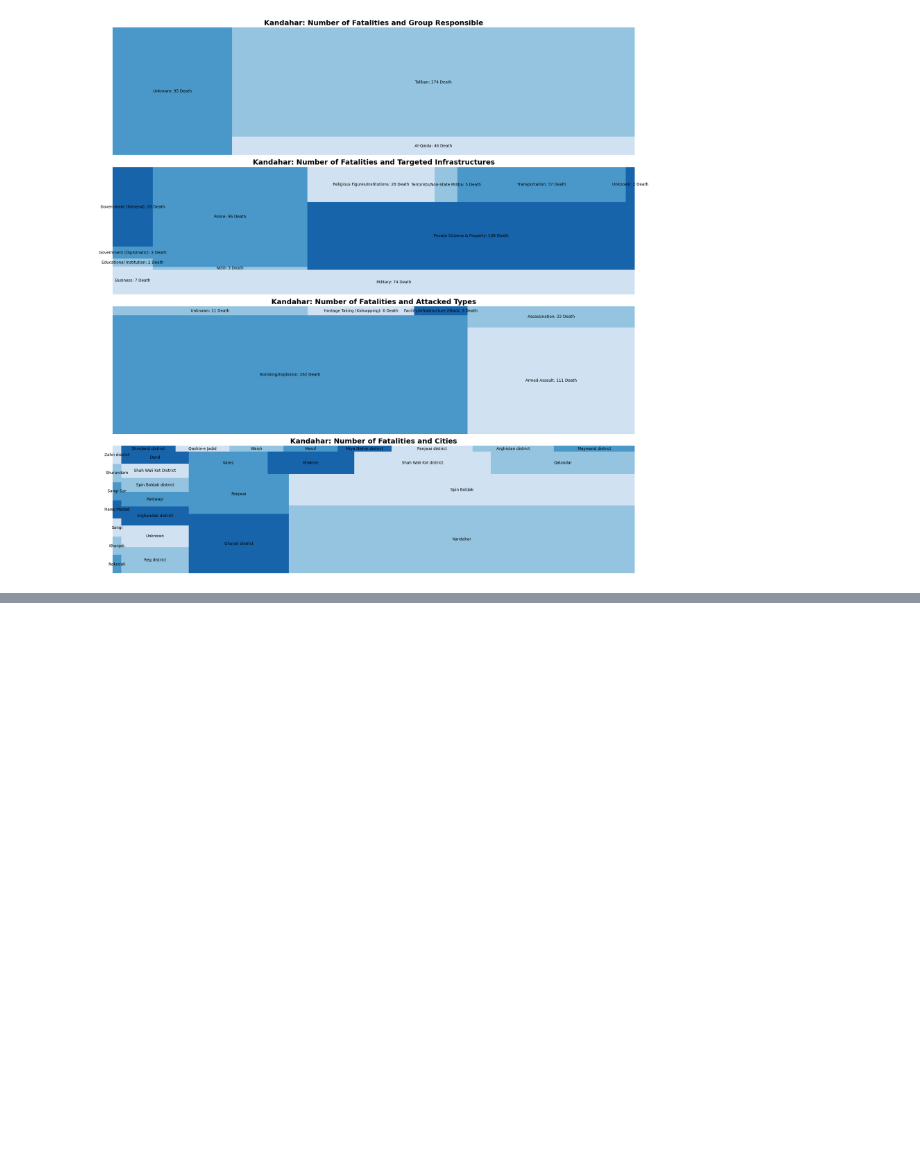
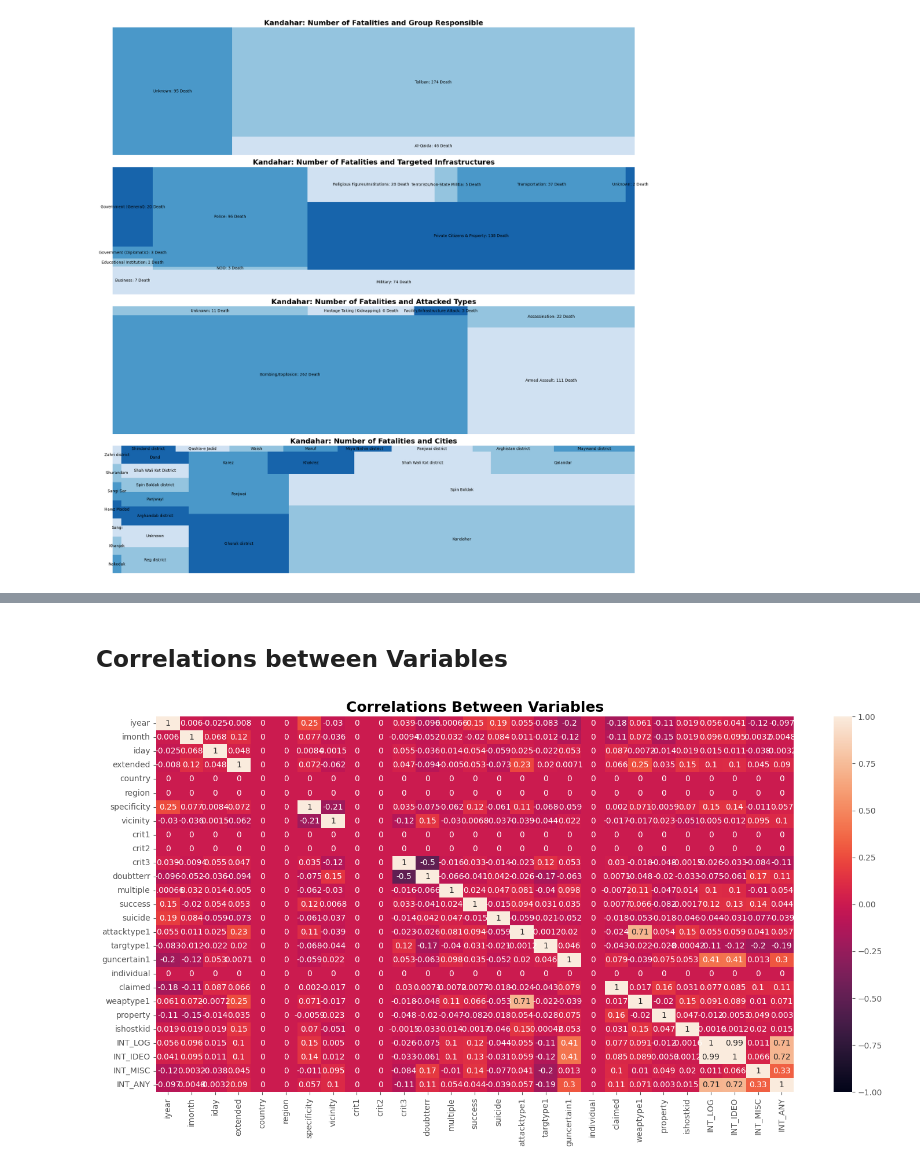
Before and after one commit to OdinProjectI/ODIN, a Jupyter notebook: WarInAfghanistan2001_2006.ipynb, the cells around one changed output, grey strips where cells are left out. Saved outputs shown, nothing was run; the diff lists cells and outputs as text; code cells hidden in the pictures; blank space fills up the shorter version.

Commit message:
Add variable correlations

```diff
--- a/WarInAfghanistan2001_2006.ipynb
+++ b/WarInAfghanistan2001_2006.ipynb
@@ -134,6 +134,7 @@ current_event: str = os.path.join(DATASET_PATH, "2001_2006_events.xlsx")
 salvo_df: 'DataFrame' = pd.read_excel(current_event)
 salvo_df['Month'] = salvo_df['event_date'].apply(lambda row: row.month_name())
 salvo_df['DayName'] = salvo_df['event_date'].apply(lambda row: row.day_name())
+salvo_df['gname_mapped'] = pd.factorize( salvo_df['gname'])[0]
 salvo_df['season'] = salvo_df['imonth'].apply(lambda row: 'Summer' if row in seasons.get('Summer') else 'Autumn' if row in seasons.get('Autumn') else 'Spring' if row in seasons.get('Spring') else 'Winter')
 # %% [markdown]
 ## **Afghanistan War Timeline**
@@ -518,0 +531,10 @@ plt.tight_layout()
+# %% [markdown]
+## **Correlations between Variables**
+# %%
+fig = plt.figure(figsize=(15,8))
+ax = fig.add_subplot()
+sns.heatmap(salvo_df[salvo_df.dtypes.apply(lambda row: str(row) == 'int64' ).replace({False: np.nan} ).dropna().index.tolist()[2:] ].corr().replace({np.nan:0.0} ), annot=True, ax=ax, vmin=-1, vmax=1 )
+ax.set_title("Correlations Between Variables", fontweight='bold', fontsize=18)
+plt.tight_layout()
+# %% [output]
+[figure, added]
```
Also changed, not shown: parts of 6 cells of this notebook.
